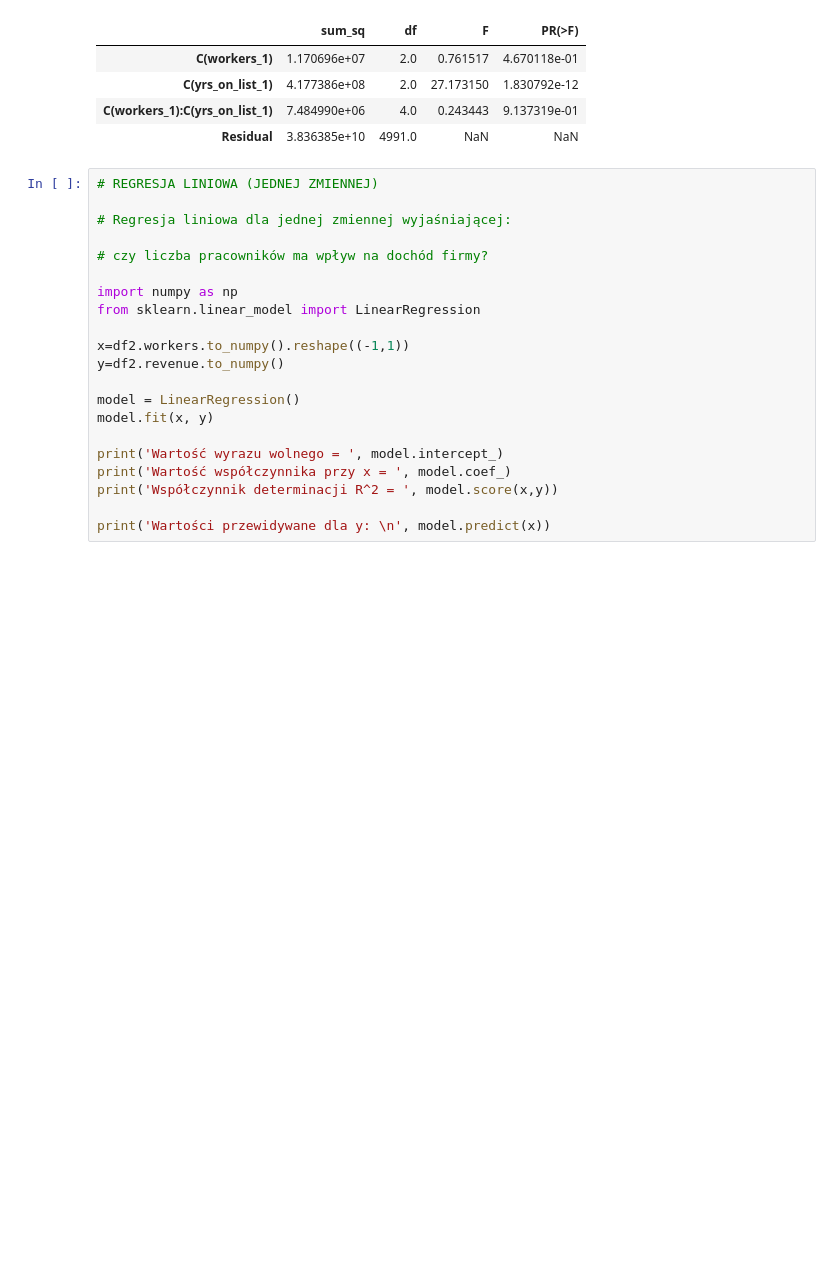
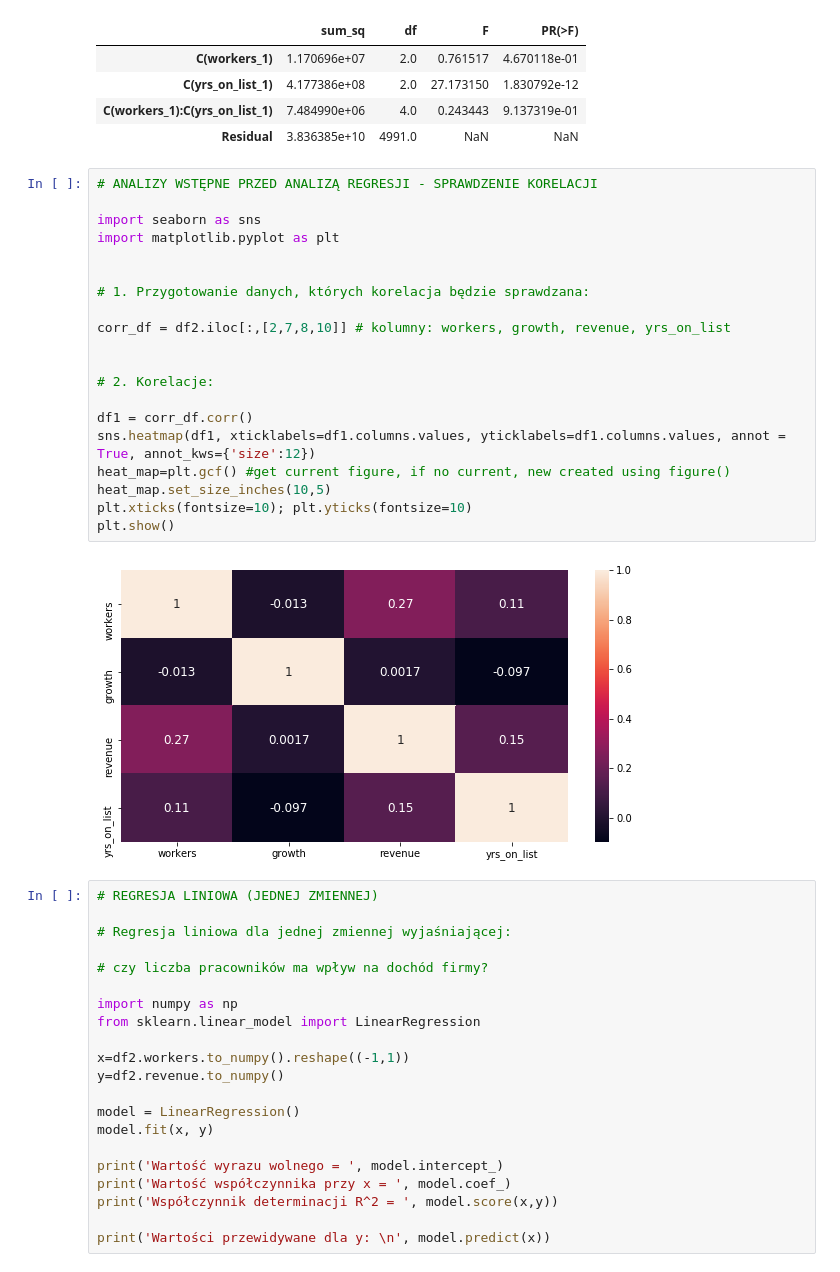
Before and after one commit to gradampl/Sts_Alg, a Jupyter notebook: Python/BD_STA_Projekt.ipynb, the cells around one changed output. Drawn from its saved outputs; the diff is of its cells as text; blank space fills up the shorter version.

```diff
--- a/Python/BD_STA_Projekt.ipynb
+++ b/Python/BD_STA_Projekt.ipynb
@@ -593,6 +593,28 @@ sm.stats.anova_lm(model, typ=2)
 | C(yrs_on_list_1) | 4.177386e+08 | 2.0 | 27.173150 | 1.830792e-12 |
 | C(workers_1):C(yrs_on_list_1) | 7.484990e+06 | 4.0 | 0.243443 | 9.137319e-01 |
 | Residual | 3.836385e+10 | 4991.0 | NaN | NaN |
+# %%
+# ANALIZY WSTĘPNE PRZED ANALIZĄ REGRESJI - SPRAWDZENIE KORELACJI
+
+import seaborn as sns
+import matplotlib.pyplot as plt
+
+
+# 1. Przygotowanie danych, których korelacja będzie sprawdzana:
+
+corr_df = df2.iloc[:,[2,7,8,10]] # kolumny: workers, growth, revenue, yrs_on_list
+
+
+# 2. Korelacje:
+
+df1 = corr_df.corr()
+sns.heatmap(df1, xticklabels=df1.columns.values, yticklabels=df1.columns.values, annot = True, annot_kws={'size':12})
+heat_map=plt.gcf() #get current figure, if no current, new created using figure()
+heat_map.set_size_inches(10,5)
+plt.xticks(fontsize=10); plt.yticks(fontsize=10)
+plt.show()
+# %% [output]
+[figure, added]
 # %%
 # REGRESJA LINIOWA (JEDNEJ ZMIENNEJ)
 
```
Also changed, not shown: parts of 1 cell of this notebook.
